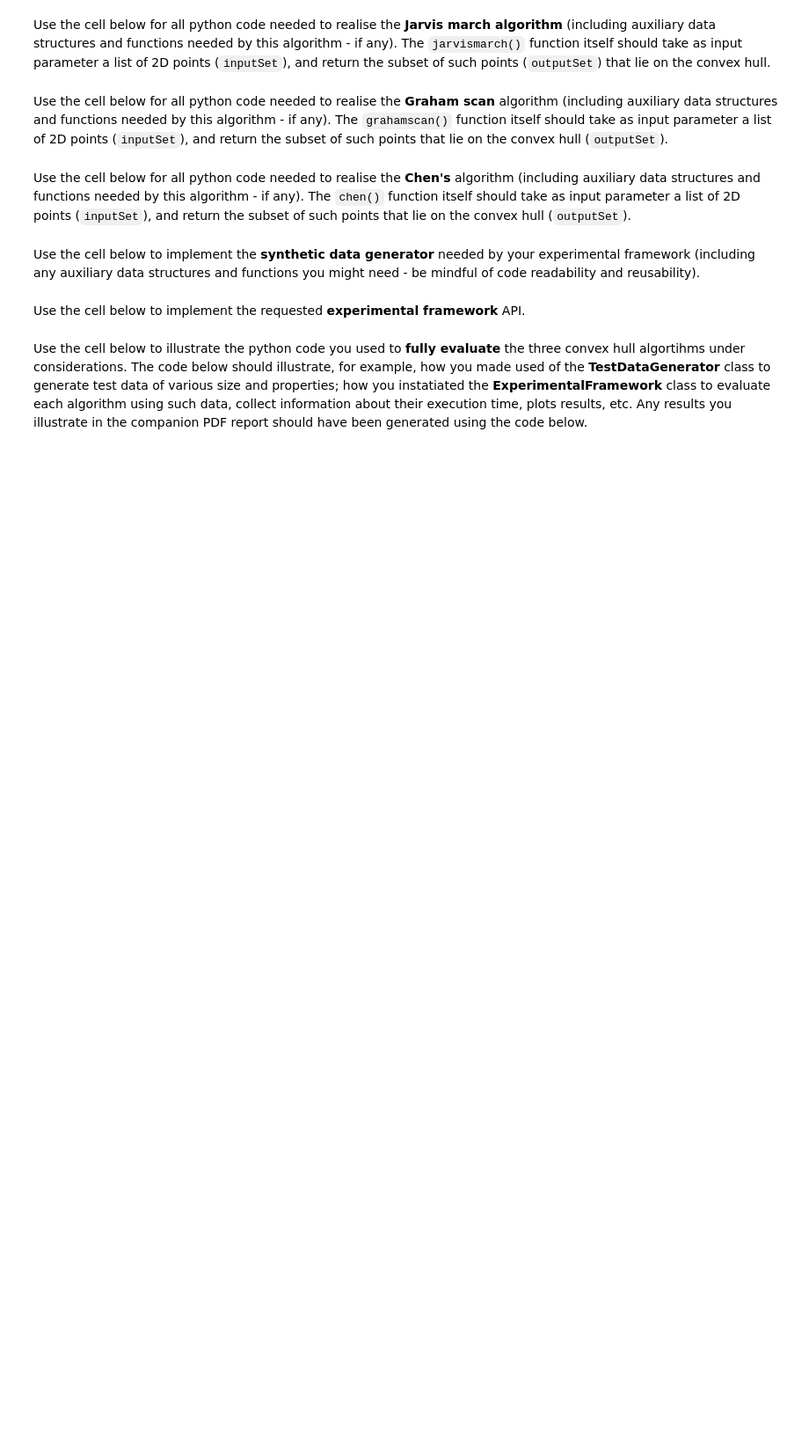
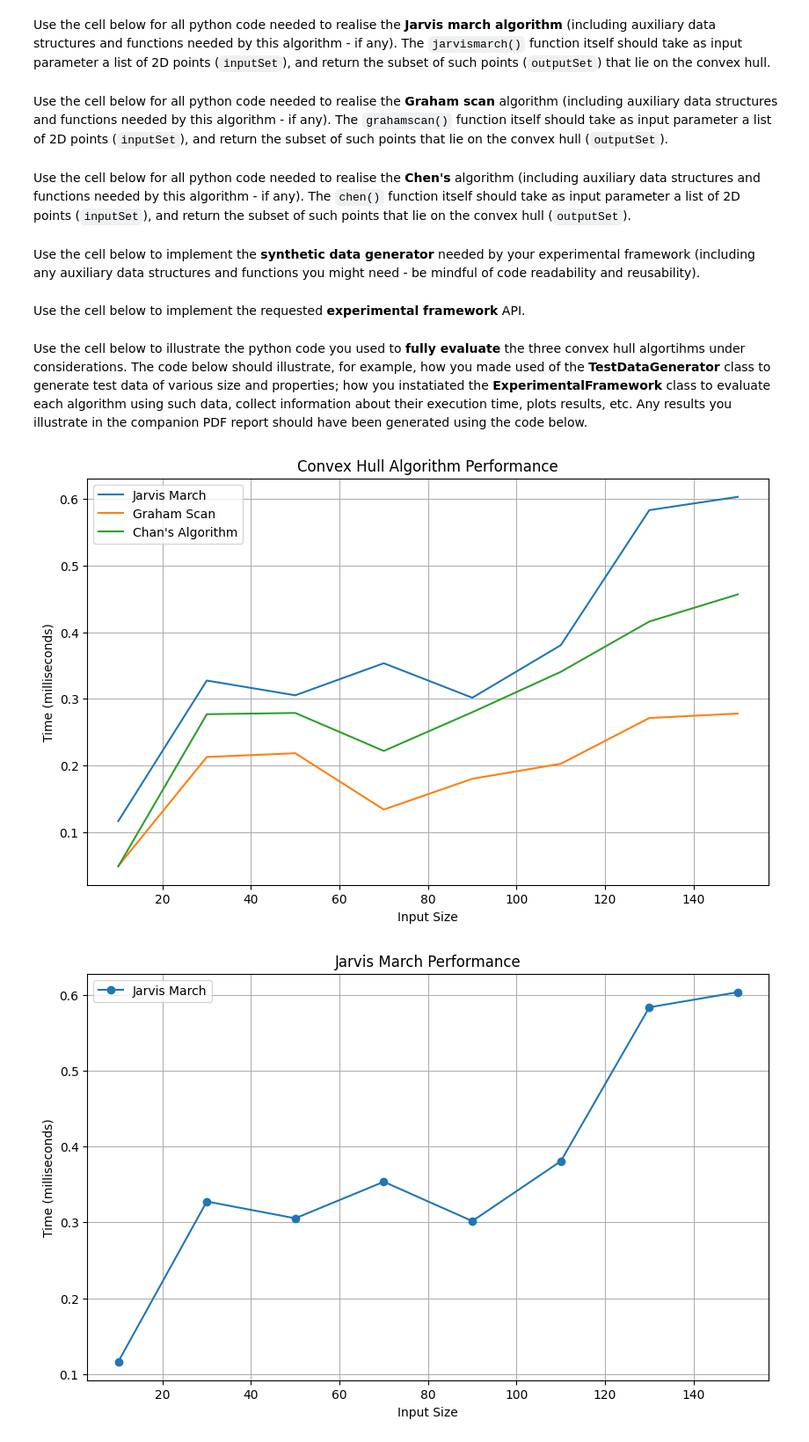
Before and after one commit to CoffeeMach/Algorithms-Coursework, a Jupyter notebook: grp-XXX-0005code.ipynb, the cells around one changed output. Shown at 88% size. Cells and saved outputs as stored; diff of their text form; code cells hidden in the pictures; blank space fills up the shorter version.

Commit message:
new plots
O(), Best/worst case

```diff
--- a/grp-XXX-0005code.ipynb
+++ b/grp-XXX-0005code.ipynb
@@ -156,28 +242,2 @@ class TestDataGenerator():
 # %% [markdown]
 Use the cell below to implement the requested **experimental framework** API.
-# %%
-import timeit
-import matplotlib
-
-class ExperimentalFramework():
-    """
-    A class to represent an experimental framework.
-
-    ...
-
-    Attributes
-    ----------
-
-    [to be defined as part of the coursework]
-
-    Methods
-    -------
-
-    [to be defined as part of the coursework]
-
-    """
-
-    #ADD YOUR CODE HERE
-
-    def __init__():
-        pass
@@ -187,0 +423,22 @@ Use the cell below to illustrate the python code you used to **fully evaluate**
+# %%
+import random
+# ADD YOUR TEST CODE HERE
+data_generator = TestDataGenerator()
+
+algorithms = {
+    "Jarvis March": jarvis_march,
+    "Graham Scan": grahamscan,
+    "Chan's Algorithm": chan
+}
+
+framework = ExperimentalFramework(algorithms, data_generator)
+
+framework.run_experiment([10,30,50, 70, 90, 110, 130, 150])
+framework.plot_results([10, 30, 50, 70, 90, 110, 130, 150])
+framework.plot_individual_results()
+framework.run_comparison()
+framework.plot_complexity(150)
+framework.plot_best_and_worst_case()
+# %% [output]
+[figure, added]
+[figure, added]
```
Also changed, not shown: parts of 11 cells of this notebook.
